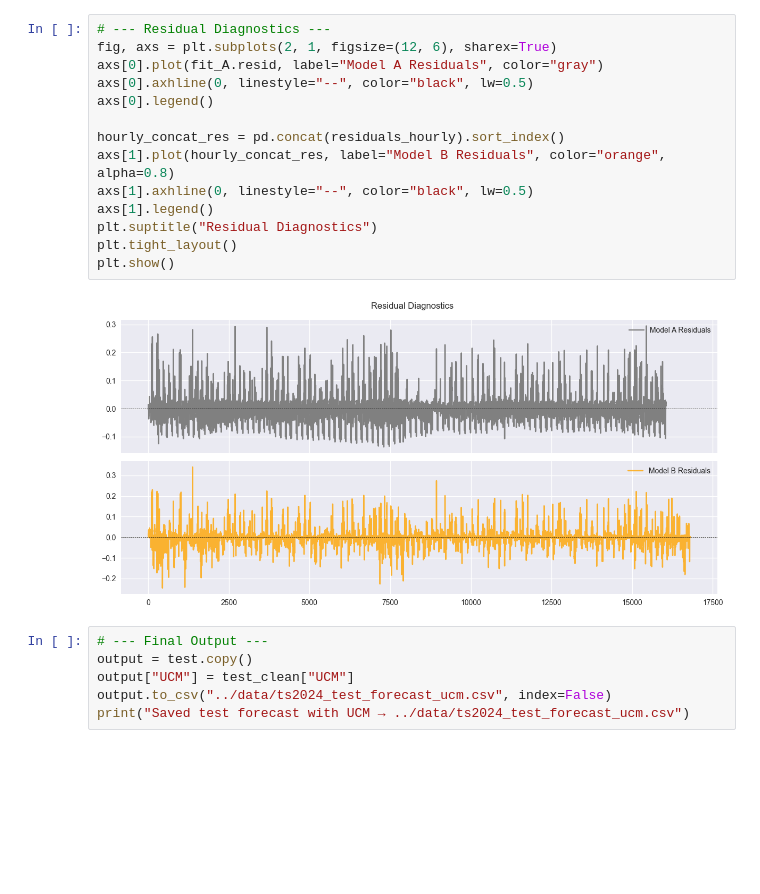
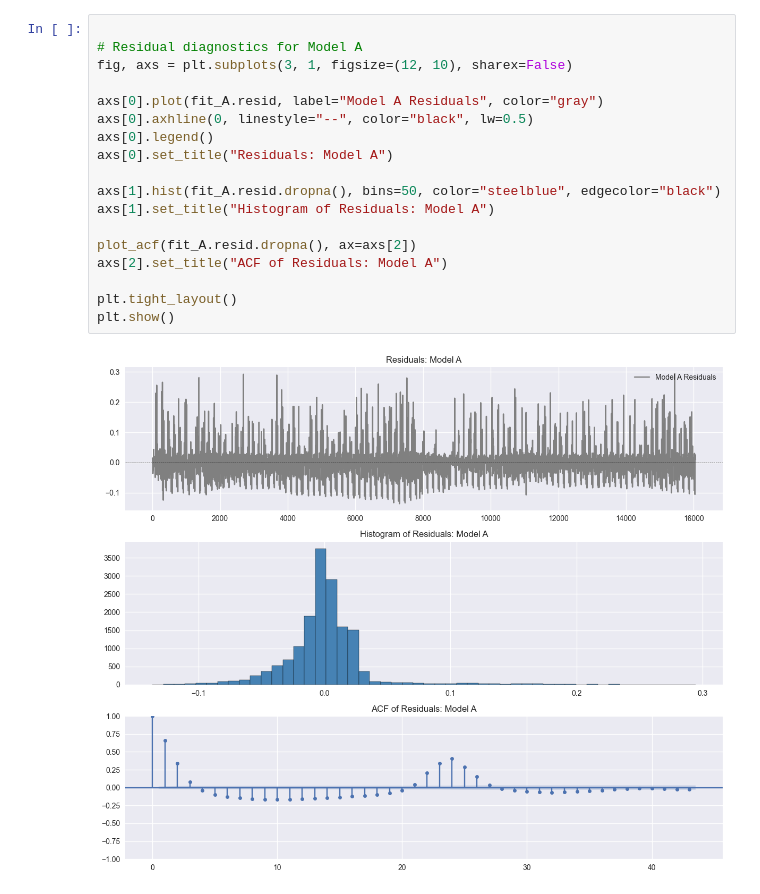
Before and after one commit to SergioV3005/hourly-time-series-traffic, a Jupyter notebook: ucm/ucm.ipynb, the cells around one changed output. Drawn from its saved outputs; the diff is of its cells as text; blank space fills up the shorter version.

```diff
--- a/ucm/ucm.ipynb
+++ b/ucm/ucm.ipynb
@@ -149,22 +163,20 @@ Hour 12: Skipped MAE — all values missing
 # %%
-# --- Residual Diagnostics ---
-fig, axs = plt.subplots(2, 1, figsize=(12, 6), sharex=True)
+
+# Residual diagnostics for Model A
+fig, axs = plt.subplots(3, 1, figsize=(12, 10), sharex=False)
+
 axs[0].plot(fit_A.resid, label="Model A Residuals", color="gray")
 axs[0].axhline(0, linestyle="--", color="black", lw=0.5)
 axs[0].legend()
+axs[0].set_title("Residuals: Model A")
 
-hourly_concat_res = pd.concat(residuals_hourly).sort_index()
-axs[1].plot(hourly_concat_res, label="Model B Residuals", color="orange", alpha=0.8)
-axs[1].axhline(0, linestyle="--", color="black", lw=0.5)
-axs[1].legend()
-plt.suptitle("Residual Diagnostics")
+axs[1].hist(fit_A.resid.dropna(), bins=50, color="steelblue", edgecolor="black")
+axs[1].set_title("Histogram of Residuals: Model A")
+
+plot_acf(fit_A.resid.dropna(), ax=axs[2])
+axs[2].set_title("ACF of Residuals: Model A")
+
 plt.tight_layout()
 plt.show()
 # %% [output]
-[figure, old version]
+[figure, new version]
-# %%
-# --- Final Output ---
-output = test.copy()
-output["UCM"] = test_clean["UCM"]
-output.to_csv("../data/ts2024_test_forecast_ucm.csv", index=False)
-print("Saved test forecast with UCM → ../data/ts2024_test_forecast_ucm.csv")
```
Also changed, not shown: parts of 18 cells of this notebook, 8 other files.
